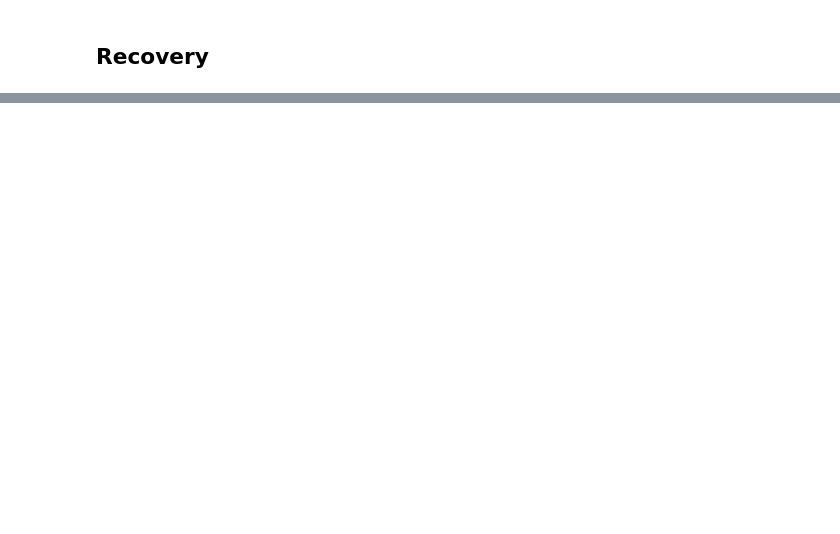
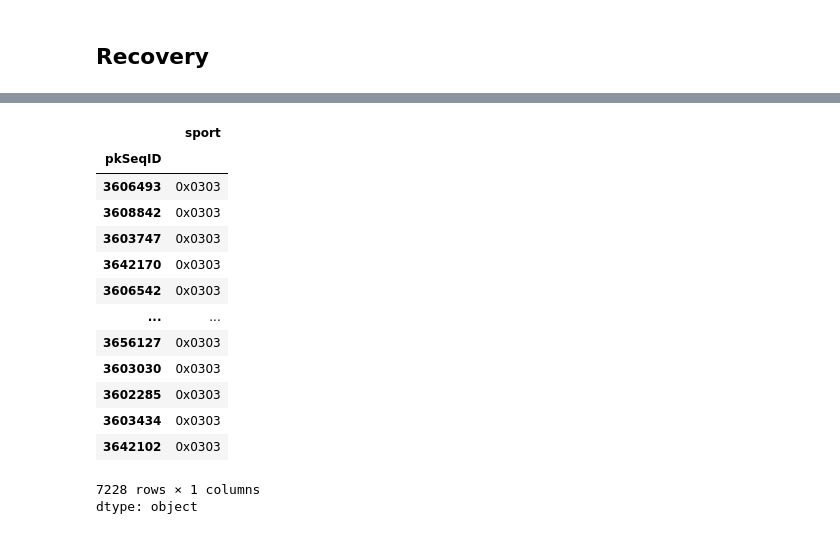
Before and after one commit to merzouka/bds.ml, a Jupyter notebook: eda/eda.ipynb, the cells around one changed output, grey strips where cells are left out. Drawn from its saved outputs; the diff is of its cells as text; code cells hidden in the pictures; blank space fills up the shorter version.

```diff
--- a/eda/eda.ipynb
+++ b/eda/eda.ipynb
@@ -434,0 +455,18 @@ testing_without_normal = pd.read_csv(TESTING_CLEANED_WITHOUT_NORMAL_PATH, index_
+# %%
+training['sport'][training['sport'].map(lambda port: str(port).startswith('0x'))]
+# %% [output]
+|  | sport |
+| pkSeqID |  |
+| 3606493 | 0x0303 |
+| 3608842 | 0x0303 |
+| 3603747 | 0x0303 |
+| 3642170 | 0x0303 |
+| 3606542 | 0x0303 |
+| ... | ... |
+| 3656127 | 0x0303 |
+| 3603030 | 0x0303 |
+| 3602285 | 0x0303 |
+| 3603434 | 0x0303 |
+| 3642102 | 0x0303 |
+7228 rows × 1 columns
+dtype: object
```
Also changed, not shown: parts of 10 cells of this notebook.
